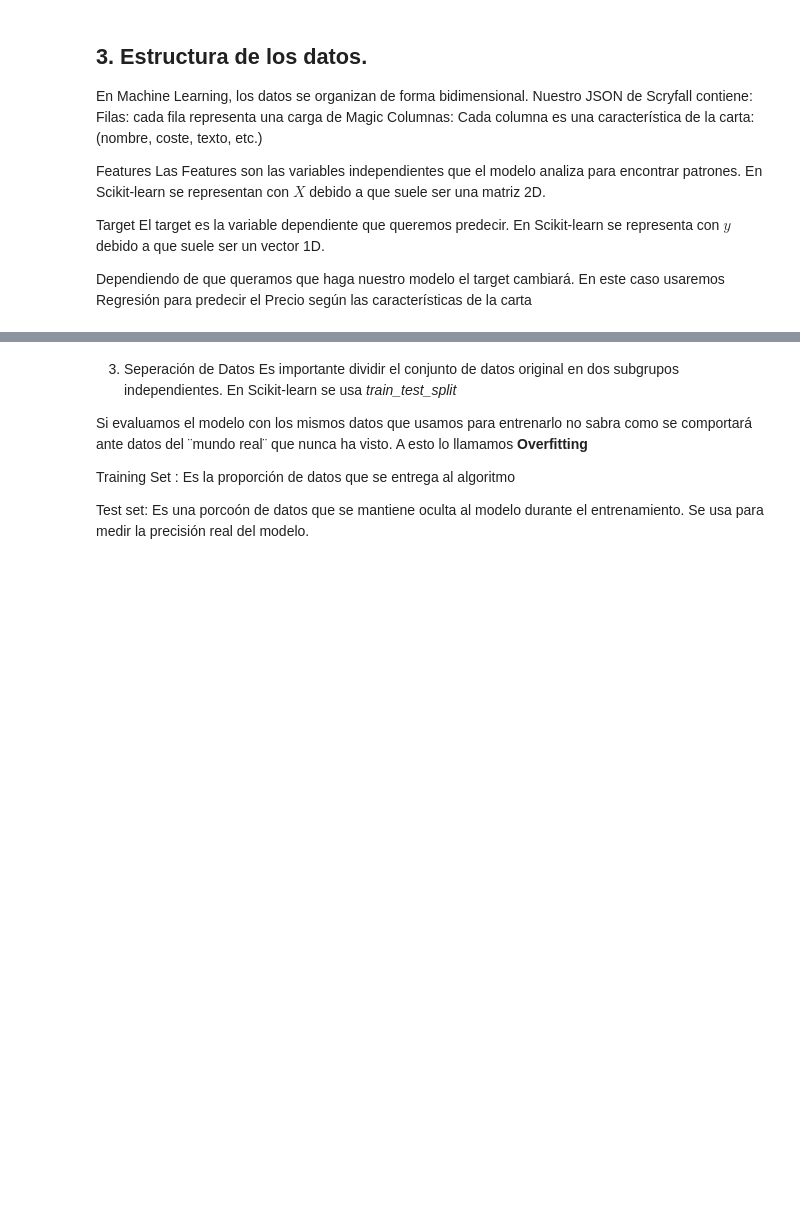
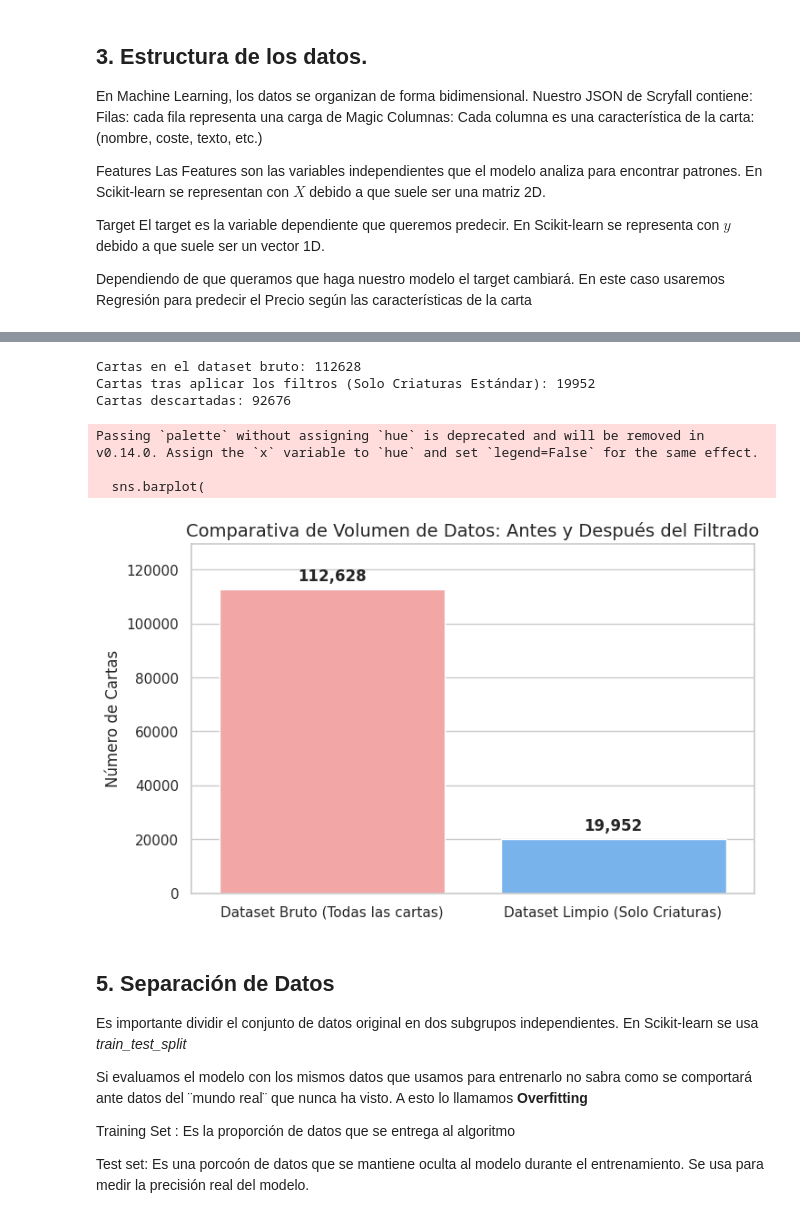
Before and after one commit to NicoRuedaA/MTG-price-prediction, a Jupyter notebook: Scikit_learn_Magic_The_Gathering.ipynb, the cells around one changed output, grey strips where cells are left out. Drawn from its saved outputs; the diff is of its cells as text; code cells hidden in the pictures; blank space fills up the shorter version.

```diff
--- a/Scikit_learn_Magic_The_Gathering.ipynb
+++ b/Scikit_learn_Magic_The_Gathering.ipynb
@@ -90,5 +93,55 @@ Dependiendo de que queramos que haga nuestro modelo el target cambiará. En este
+# %%
+# 1. Guardamos el tamaño original
+total_bruto = len(df)
+
+# 2. Aplicamos el Filtro 1: Solo Criaturas
+df_c = df[df['type_line'].str.contains('Creature', na=False)].copy()
+
+# 3. Aplicamos el Filtro 2: Excluir estadísticas variables (* o +)
+df_c = df_c[~df_c['power'].astype(str).str.contains(r'\*|\+', na=False)]
+df_c = df_c[~df_c['toughness'].astype(str).str.contains(r'\*|\+', na=False)]
+
+# 4. Aplicamos el Filtro 3: Solo sets principales (Expansiones y Core sets)
+# Scryfall clasifica los sets normales como 'core', 'expansion', o 'draft_innovation'
+sets_permitidos = ['core', 'expansion']
+df_c = df_c[df_c['set_type'].isin(sets_permitidos)].copy()
+
+total_limpio = len(df_c)
+cartas_descartadas = total_bruto - total_limpio
+
+print(f"Cartas en el dataset bruto: {total_bruto}")
+print(f"Cartas tras aplicar los filtros (Solo Criaturas Estándar): {total_limpio}")
+print(f"Cartas descartadas: {cartas_descartadas}")
+
+# --- VISUALIZACIÓN DE LA LIMPIEZA ---
+plt.figure(figsize=(8, 5))
+
+# Creamos un gráfico de barras para comparar
+sns.barplot(
+    x=['Dataset Bruto (Todas las cartas)', 'Dataset Limpio (Solo Criaturas)'],
+    y=[total_bruto, total_limpio],
+    palette=['#ff9999', '#66b3ff']
+)
+
+plt.title('Comparativa de Volumen de Datos: Antes y Después del Filtrado', fontsize=14)
+plt.ylabel('Número de Cartas')
+
+# Añadimos las etiquetas con los números exactos encima de las barras
+plt.text(0, total_bruto + 2000, f"{total_bruto:,}", ha='center', va='bottom', fontweight='bold')
+plt.text(1, total_limpio + 2000, f"{total_limpio:,}", ha='center', va='bottom', fontweight='bold')
+
+plt.ylim(0, total_bruto * 1.15) # Damos un poco de margen por arriba
+plt.show()
+# %% [output]
+Cartas en el dataset bruto: 112628
+Cartas tras aplicar los filtros (Solo Criaturas Estándar): 19952
+Cartas descartadas: 92676
+Passing `palette` without assigning `hue` is deprecated and will be removed in v0.14.0. Assign the `x` variable to `hue` and set `legend=False` for the same effect.
+
+  sns.barplot(
+[figure, added]
 # %% [markdown]
-3. Seperación de Datos
+## 5. Separación de Datos
 Es importante dividir el conjunto de datos original en dos subgrupos independientes. En Scikit-learn se usa *train_test_split*
 
 
```
Also changed, not shown: parts of 21 cells of this notebook.
